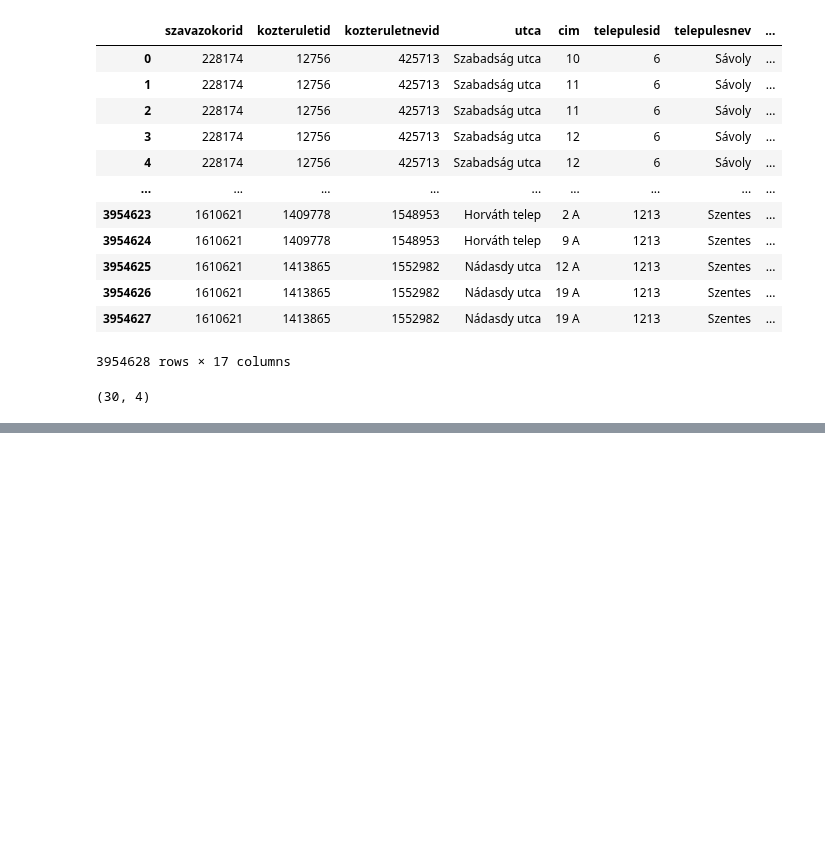
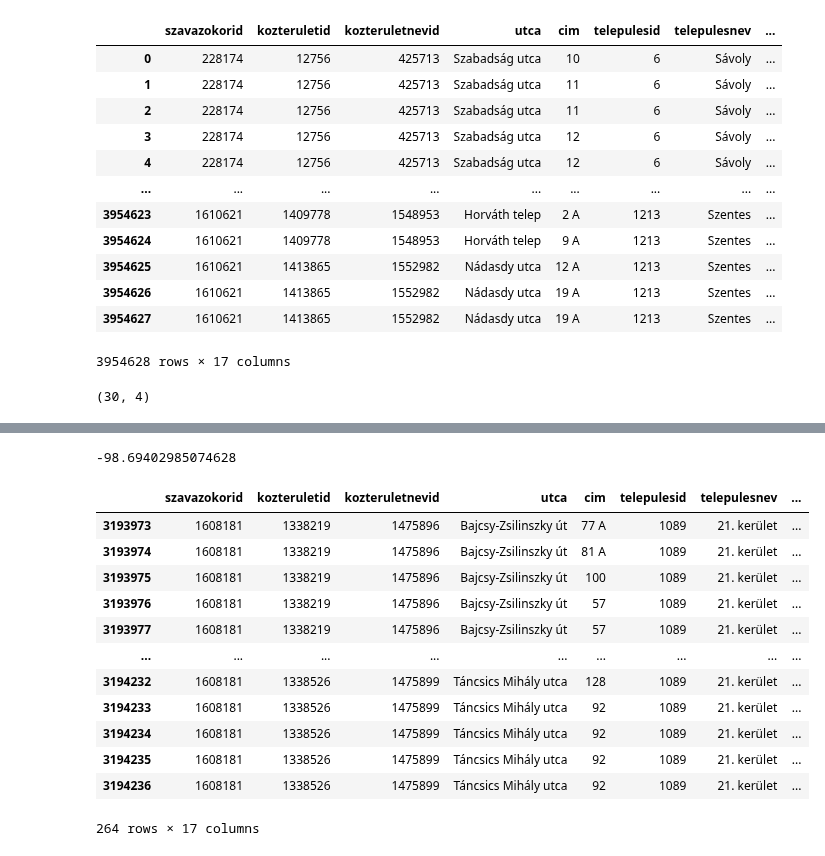
Before and after one commit to e003e6/szkburkolas, a Jupyter notebook: jup/burkolas_v2/5_lekerdezes_kapcsolas.ipynb, the cells around one changed output, grey strips where cells are left out. Cells and saved outputs as stored; diff of their text form; code cells hidden in the pictures; blank space fills up the shorter version.

```diff
--- a/jup/burkolas_v2/5_lekerdezes_kapcsolas.ipynb
+++ b/jup/burkolas_v2/5_lekerdezes_kapcsolas.ipynb
@@ -503,0 +536,24 @@ gdfk.query('telepules == "Szigetszentmiklós"').groupby('szavazokorid').count().
+# %%
+21/1608*100-100
+# %% [output]
+-98.69402985074628
+# %%
+(all_matched
+    .query('date == "2022-04-03"')
+    .drop_duplicates()
+    .query('szavazokorid == 1608181')
+)
+# %% [output]
+|  | szavazokorid | kozteruletid | kozteruletnevid | utca | cim | telepulesid | telepulesnev | ... |
+| 3193973 | 1608181 | 1338219 | 1475896 | Bajcsy-Zsilinszky út | 77 A | 1089 | 21. kerület | ... |
+| 3193974 | 1608181 | 1338219 | 1475896 | Bajcsy-Zsilinszky út | 81 A | 1089 | 21. kerület | ... |
+| 3193975 | 1608181 | 1338219 | 1475896 | Bajcsy-Zsilinszky út | 100 | 1089 | 21. kerület | ... |
+| 3193976 | 1608181 | 1338219 | 1475896 | Bajcsy-Zsilinszky út | 57 | 1089 | 21. kerület | ... |
+| 3193977 | 1608181 | 1338219 | 1475896 | Bajcsy-Zsilinszky út | 57 | 1089 | 21. kerület | ... |
+| ... | ... | ... | ... | ... | ... | ... | ... | ... |
+| 3194232 | 1608181 | 1338526 | 1475899 | Táncsics Mihály utca | 128 | 1089 | 21. kerület | ... |
+| 3194233 | 1608181 | 1338526 | 1475899 | Táncsics Mihály utca | 92 | 1089 | 21. kerület | ... |
+| 3194234 | 1608181 | 1338526 | 1475899 | Táncsics Mihály utca | 92 | 1089 | 21. kerület | ... |
+| 3194235 | 1608181 | 1338526 | 1475899 | Táncsics Mihály utca | 92 | 1089 | 21. kerület | ... |
+| 3194236 | 1608181 | 1338526 | 1475899 | Táncsics Mihály utca | 92 | 1089 | 21. kerület | ... |
+264 rows × 17 columns
```
Also changed, not shown: parts of 4 cells of this notebook, 5 other files.
